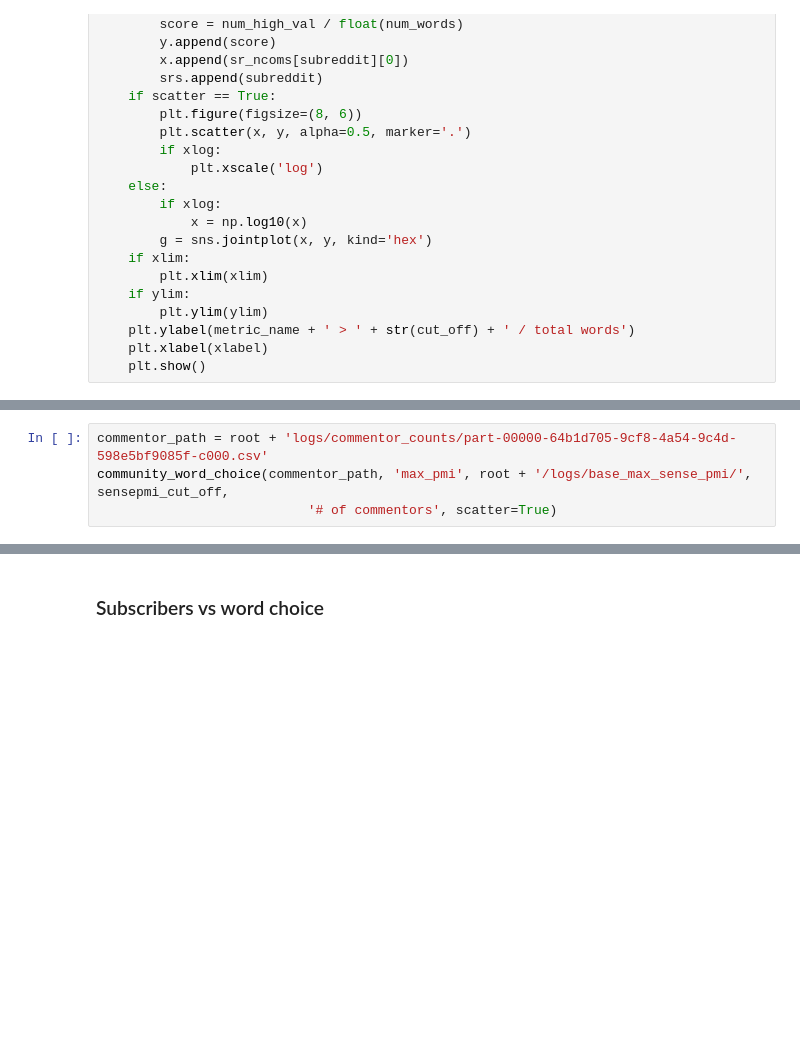
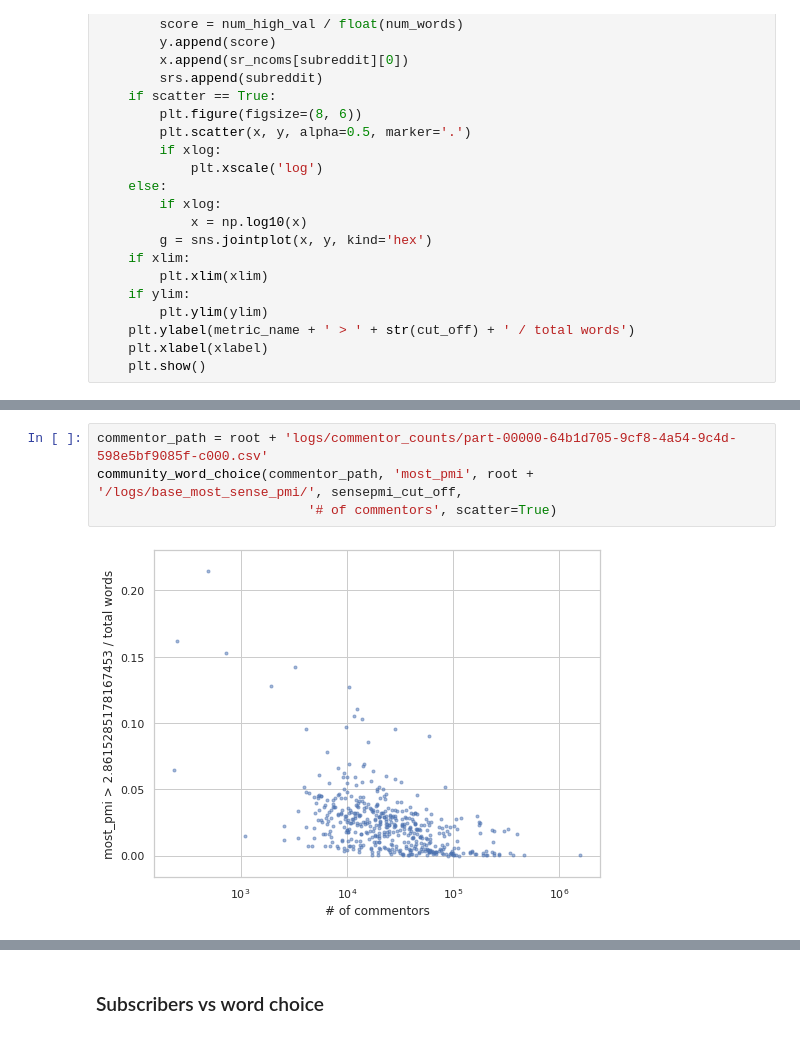
Before and after one commit to lucy3/ingroup_lang, a Jupyter notebook: code/sociolect_score_analysis.ipynb, the cells around one changed output, grey strips where cells are left out. Drawn from its saved outputs; the diff is of its cells as text; blank space fills up the shorter version.

```diff
--- a/code/sociolect_score_analysis.ipynb
+++ b/code/sociolect_score_analysis.ipynb
@@ -393,7 +402,9 @@ community_word_choice(commentor_path, 'tfidf', root + '/logs/tfidf/', tfidf_cut_
 # %%
 commentor_path = root + 'logs/commentor_counts/part-00000-64b1d705-9cf8-4a54-9c4d-598e5bf9085f-c000.csv'
-community_word_choice(commentor_path, 'max_pmi', root + '/logs/base_max_sense_pmi/', sensepmi_cut_off,
+community_word_choice(commentor_path, 'most_pmi', root + '/logs/base_most_sense_pmi/', sensepmi_cut_off,
                            '# of commentors', scatter=True)
+# %% [output]
+[figure, added]
 # %%
 commentor_path = root + 'logs/commentor_counts/part-00000-64b1d705-9cf8-4a54-9c4d-598e5bf9085f-c000.csv'
 user_sense_type_plot(commentor_path, sensepmi_cut_off, pmi_cut_off, 'community size', ylim=(-0.01, 0.25))
```
Also changed, not shown: parts of 30 cells of this notebook, 3 other files.
